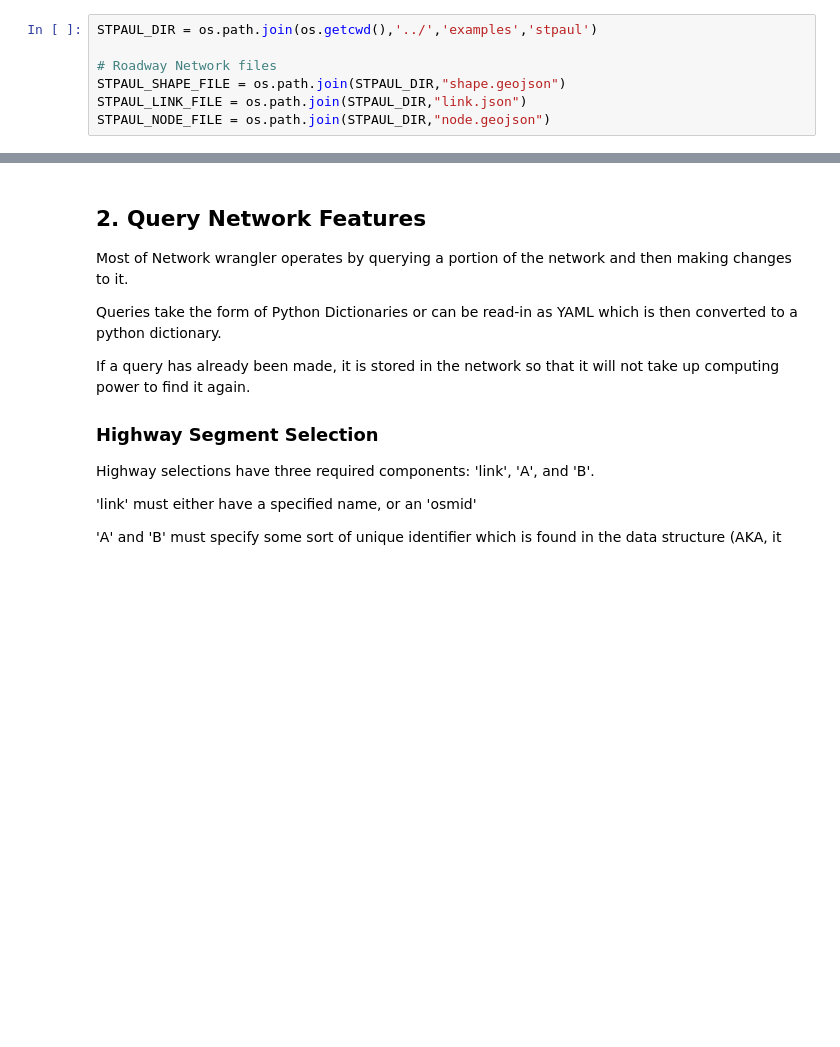
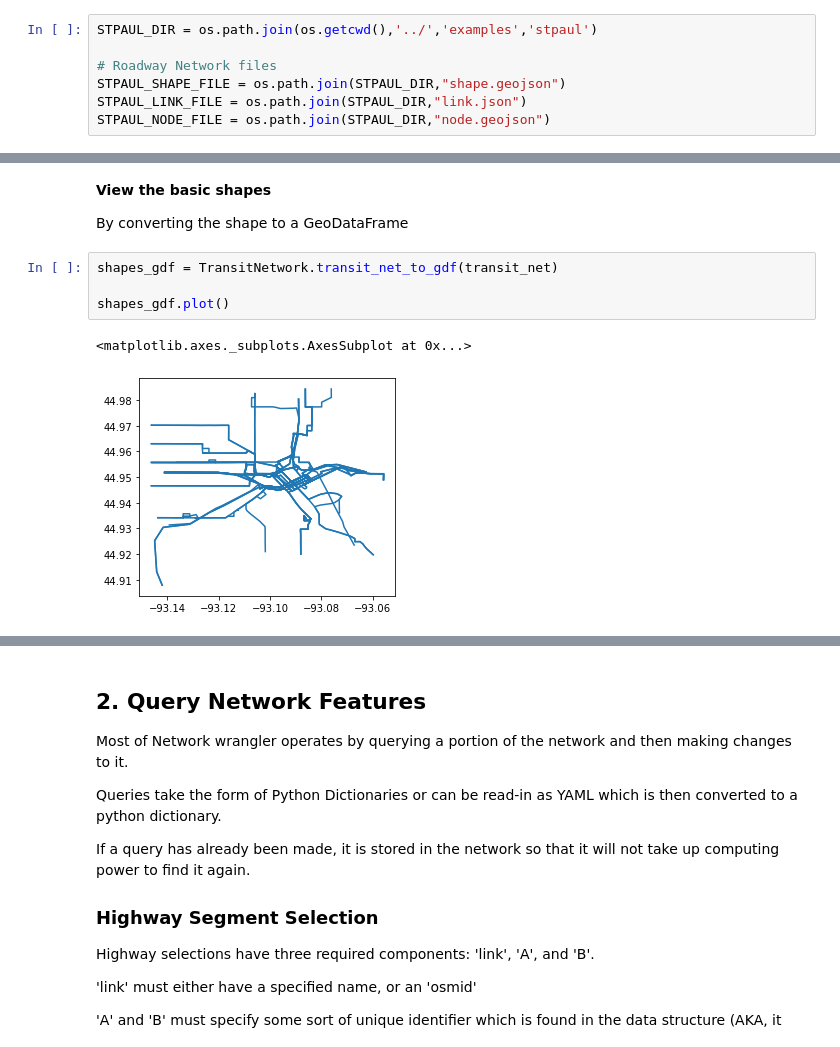
Before and after one commit to wsp-sag/network_wrangler, a Jupyter notebook: notebook/Wrangler Quickstart.ipynb, the cells around one changed output, grey strips where cells are left out. Cells and saved outputs as stored; diff of their text form; blank space fills up the shorter version.

```diff
--- a/notebook/Wrangler Quickstart.ipynb
+++ b/notebook/Wrangler Quickstart.ipynb
@@ -80,0 +263,11 @@ transit_net.feed.shapes[:5]
+# %% [markdown]
+**View the basic shapes**
+
+By converting the shape to a GeoDataFrame
+# %%
+shapes_gdf = TransitNetwork.transit_net_to_gdf(transit_net)
+
+shapes_gdf.plot()
+# %% [output]
+<matplotlib.axes._subplots.AxesSubplot at 0x...>
+[figure, added]
```
Also changed, not shown: parts of 63 cells of this notebook, 2 other files.
